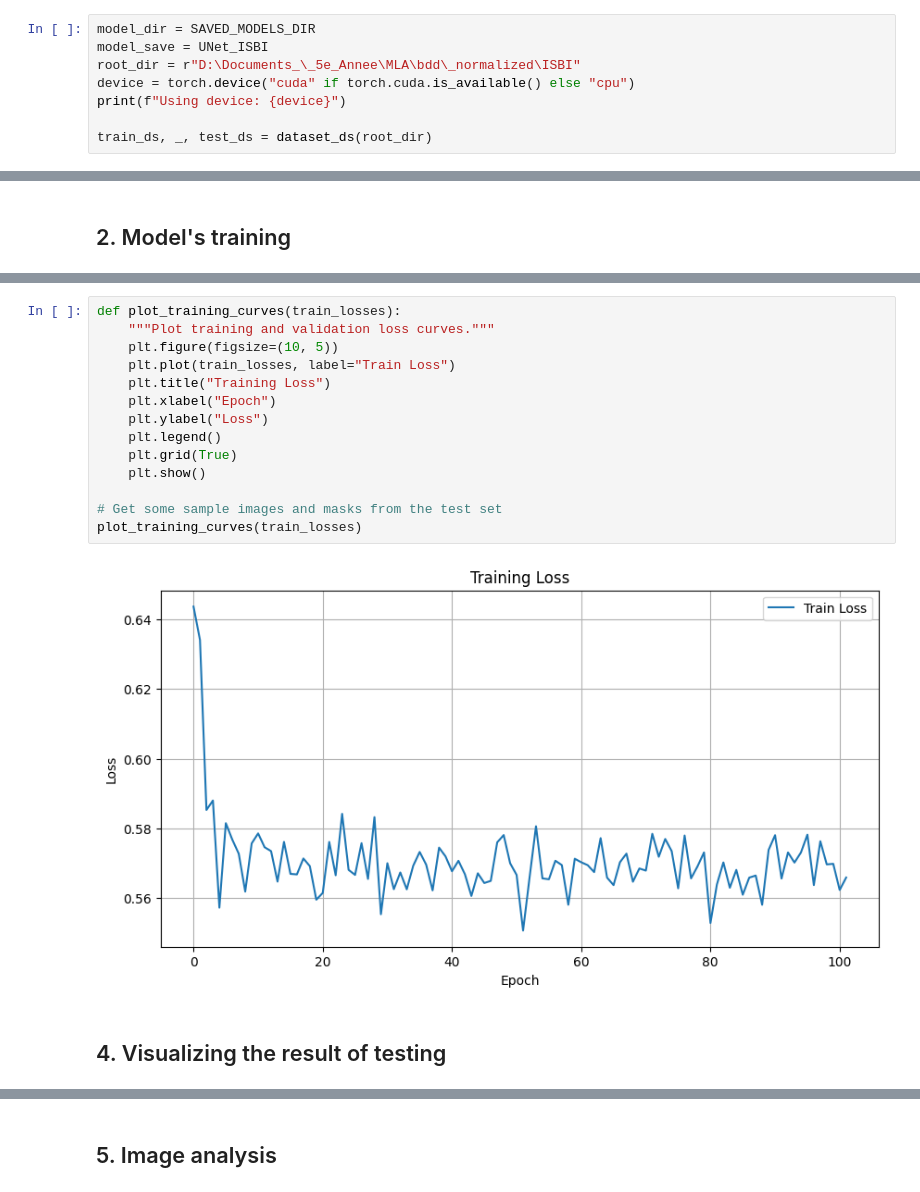
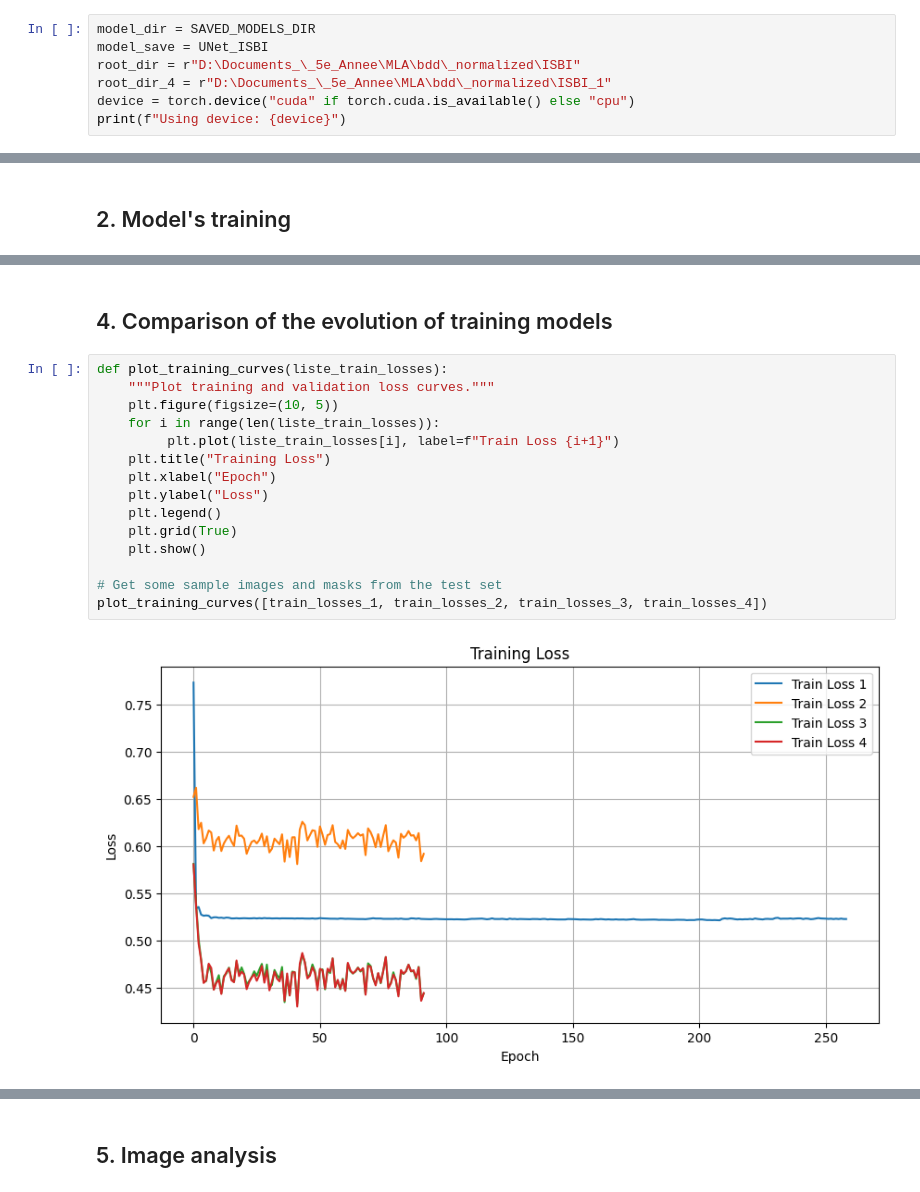
Before and after one commit to A0404/MLA_UNet, a Jupyter notebook: notebooks/notebook.ipynb, the cells around one changed output, grey strips where cells are left out. Drawn from its saved outputs; the diff is of its cells as text.

```diff
--- a/notebooks/notebook.ipynb
+++ b/notebooks/notebook.ipynb
@@ -56,10 +57,9 @@ print("✓ All functions has been imported !")
 model_dir = SAVED_MODELS_DIR
 model_save = UNet_ISBI
 root_dir = r"D:\Documents_\_5e_Annee\MLA\bdd\_normalized\ISBI"
+root_dir_4 = r"D:\Documents_\_5e_Annee\MLA\bdd\_normalized\ISBI_1"
 device = torch.device("cuda" if torch.cuda.is_available() else "cpu")
 print(f"Using device: {device}")
-
-train_ds, _, test_ds = dataset_ds(root_dir)
 # %% [output]
 Using device: cuda
 # %% [markdown]
@@ -89,18 +184,19 @@ Model saved as unet_isbi.pth in d:\Documents_\_5e_Annee\MLA\Projet\saved_models
+# %% [markdown]
+## 4. Comparison of the evolution of training models
 # %%
-def plot_training_curves(train_losses):
+def plot_training_curves(liste_train_losses):
     """Plot training and validation loss curves."""
     plt.figure(figsize=(10, 5))
-    plt.plot(train_losses, label="Train Loss")
+    for i in range(len(liste_train_losses)):
+         plt.plot(liste_train_losses[i], label=f"Train Loss {i+1}")
     plt.title("Training Loss")
     plt.xlabel("Epoch")
     plt.ylabel("Loss")
     plt.legend()
     plt.grid(True)
     plt.show()
 
 # Get some sample images and masks from the test set
-plot_training_curves(train_losses)
+plot_training_curves([train_losses_1, train_losses_2, train_losses_3, train_losses_4])
 # %% [output]
-[figure, old version]
+[figure, new version]
-# %% [markdown]
-## 4. Visualizing the result of testing
```
Also changed, not shown: parts of 15 cells of this notebook, 6 other files.
